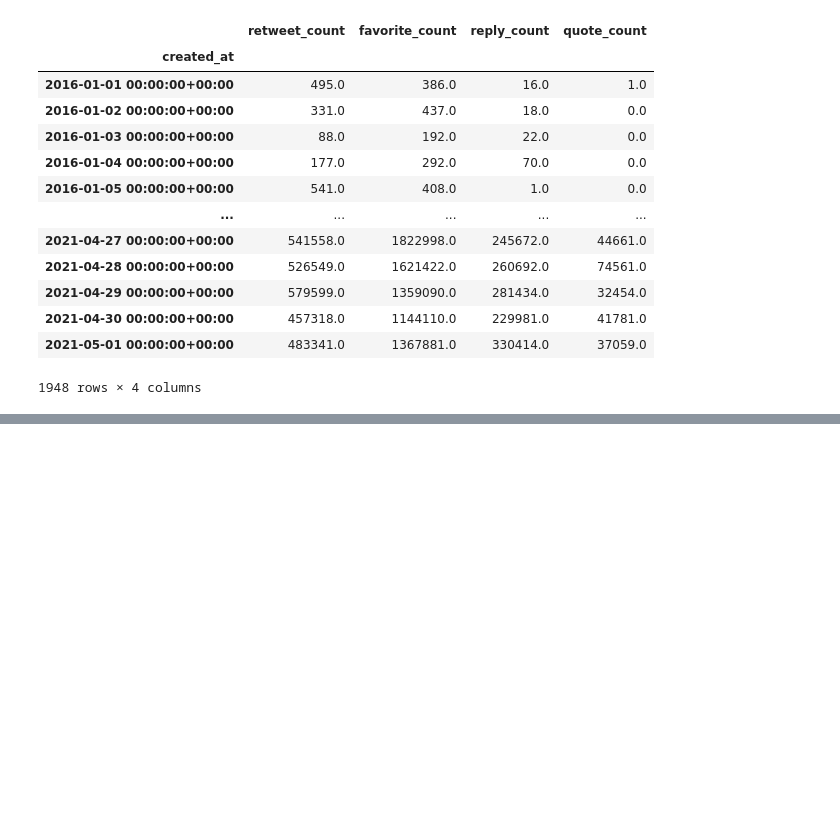
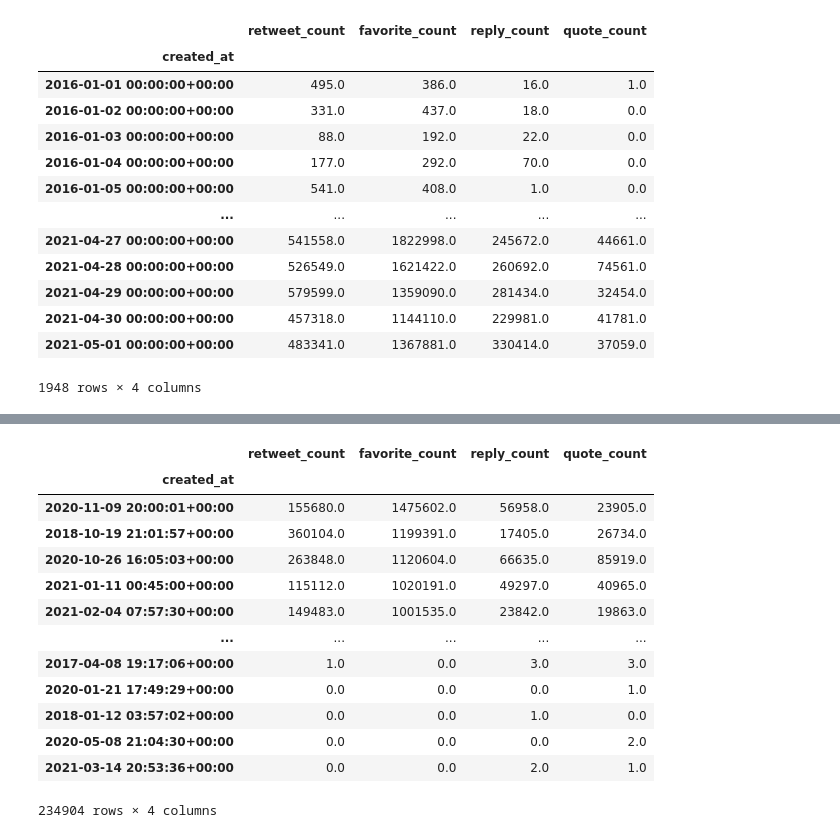
Before and after one commit to prophet-project/stock-price-forecasting, a Jupyter notebook: Explore twitter dataset.ipynb, the cells around one changed output, grey strips where cells are left out. Drawn from its saved outputs; the diff is of its cells as text; code cells hidden in the pictures; blank space fills up the shorter version.

```diff
--- a/Explore twitter dataset.ipynb
+++ b/Explore twitter dataset.ipynb
@@ -26,8 +26,8 @@ cufflinks.set_config_file(world_readable=True, theme='pearl')
 # %%
 import pandas as pd
 
-df = pd.read_csv('./data/bitcoin_tweets_from_100_likes.csv')
-df
+tweets_df = pd.read_csv('./data/bitcoin_tweets_from_100_likes.csv')
+tweets_df
 # %% [output]
 Columns (2,3,5,17,18,21,24,25,26,27,28,29,33,40,41,42,43,44) have mixed types.Specify dtype option on import or set low_memory=False.
 |  | _id | created_at | id | id_str | full_text | truncated | display_text_range | entities | ... |
@@ -278,0 +362,17 @@ dff_out.groupby(pd.Grouper(freq='d')).sum().iplot(subplots=True)
+# %%
+dff.sort_values(by=['favorite_count'], ascending=False)
+# %% [output]
+|  | retweet_count | favorite_count | reply_count | quote_count |
+| created_at |  |  |  |  |
+| 2020-11-09 20:00:01+00:00 | 155680.0 | 1475602.0 | 56958.0 | 23905.0 |
+| 2018-10-19 21:01:57+00:00 | 360104.0 | 1199391.0 | 17405.0 | 26734.0 |
+| 2020-10-26 16:05:03+00:00 | 263848.0 | 1120604.0 | 66635.0 | 85919.0 |
+| 2021-01-11 00:45:00+00:00 | 115112.0 | 1020191.0 | 49297.0 | 40965.0 |
+| 2021-02-04 07:57:30+00:00 | 149483.0 | 1001535.0 | 23842.0 | 19863.0 |
+| ... | ... | ... | ... | ... |
+| 2017-04-08 19:17:06+00:00 | 1.0 | 0.0 | 3.0 | 3.0 |
+| 2020-01-21 17:49:29+00:00 | 0.0 | 0.0 | 0.0 | 1.0 |
+| 2018-01-12 03:57:02+00:00 | 0.0 | 0.0 | 1.0 | 0.0 |
+| 2020-05-08 21:04:30+00:00 | 0.0 | 0.0 | 0.0 | 2.0 |
+| 2021-03-14 20:53:36+00:00 | 0.0 | 0.0 | 2.0 | 1.0 |
+234904 rows × 4 columns
```
Also changed, not shown: parts of 11 cells of this notebook, 4 other files.
